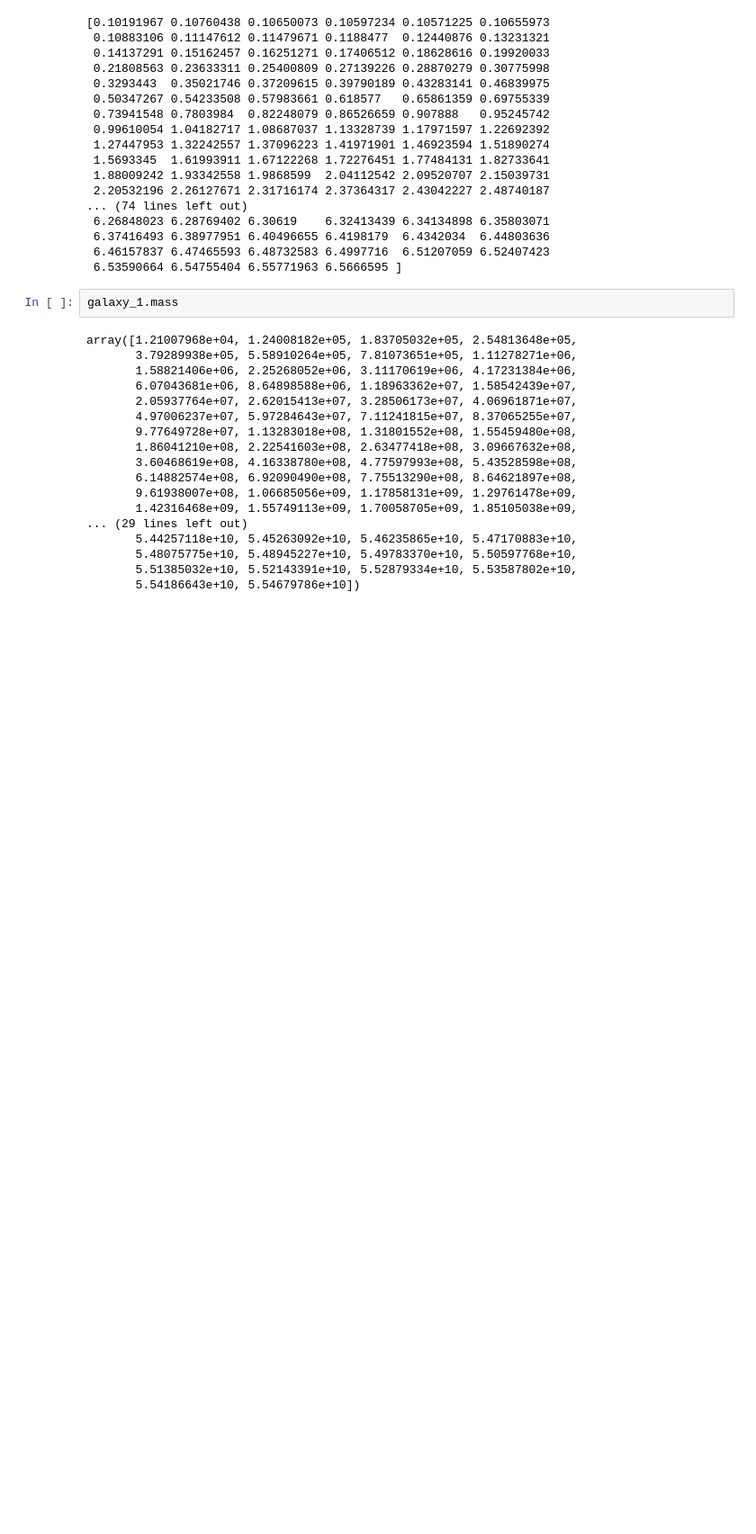
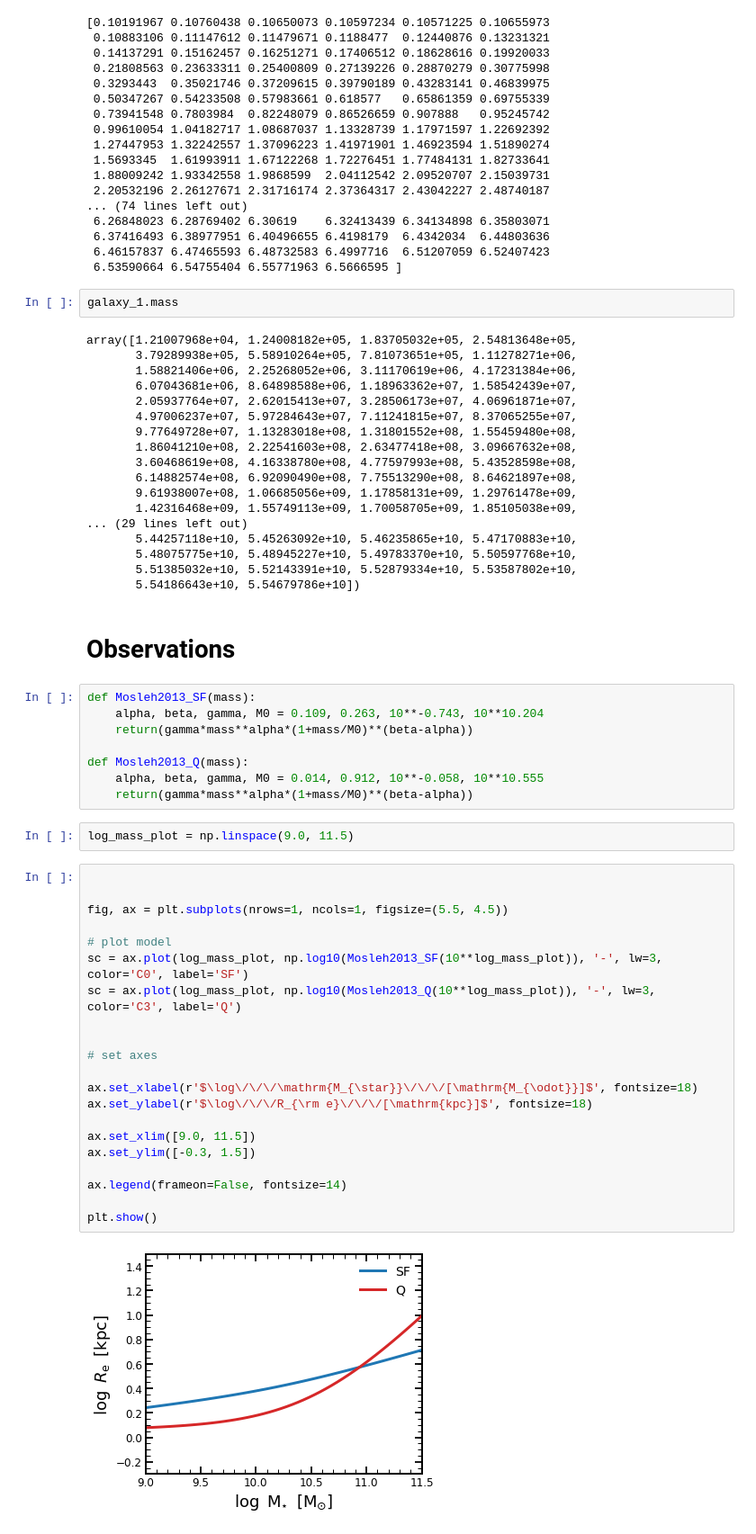
Before and after one commit to stacchella/morph_project, a Jupyter notebook: notebooks/first_test.ipynb, the cells around one changed output. Shown at 90% size. Saved outputs shown, nothing was run; the diff lists cells and outputs as text; blank space fills up the shorter version.

Commit message:
updated notebook (added observations)

```diff
--- a/notebooks/first_test.ipynb
+++ b/notebooks/first_test.ipynb
@@ -149,3 +149,38 @@ array([1.21007968e+04, 1.24008182e+05, 1.83705032e+05, 2.54813648e+05,
        5.48075775e+10, 5.48945227e+10, 5.49783370e+10, 5.50597768e+10,
        5.51385032e+10, 5.52143391e+10, 5.52879334e+10, 5.53587802e+10,
        5.54186643e+10, 5.54679786e+10])
+# %% [markdown]
+# Observations
+# %%
+def Mosleh2013_SF(mass):
+    alpha, beta, gamma, M0 = 0.109, 0.263, 10**-0.743, 10**10.204
+    return(gamma*mass**alpha*(1+mass/M0)**(beta-alpha))
+
+def Mosleh2013_Q(mass):
+    alpha, beta, gamma, M0 = 0.014, 0.912, 10**-0.058, 10**10.555
+    return(gamma*mass**alpha*(1+mass/M0)**(beta-alpha))
+# %%
+log_mass_plot = np.linspace(9.0, 11.5)
+# %%
+
+
+fig, ax = plt.subplots(nrows=1, ncols=1, figsize=(5.5, 4.5))
+
+# plot model
+sc = ax.plot(log_mass_plot, np.log10(Mosleh2013_SF(10**log_mass_plot)), '-', lw=3, color='C0', label='SF')
+sc = ax.plot(log_mass_plot, np.log10(Mosleh2013_Q(10**log_mass_plot)), '-', lw=3, color='C3', label='Q')
+
+
+# set axes
+
+ax.set_xlabel(r'$\log\/\/\/\mathrm{M_{\star}}\/\/\/[\mathrm{M_{\odot}}]$', fontsize=18)
+ax.set_ylabel(r'$\log\/\/\/R_{\rm e}\/\/\/[\mathrm{kpc}]$', fontsize=18)
+
+ax.set_xlim([9.0, 11.5])
+ax.set_ylim([-0.3, 1.5])
+
+ax.legend(frameon=False, fontsize=14)
+
+plt.show()
+# %% [output]
+[figure, added]
```
Also changed, not shown: parts of 3 cells of this notebook.
